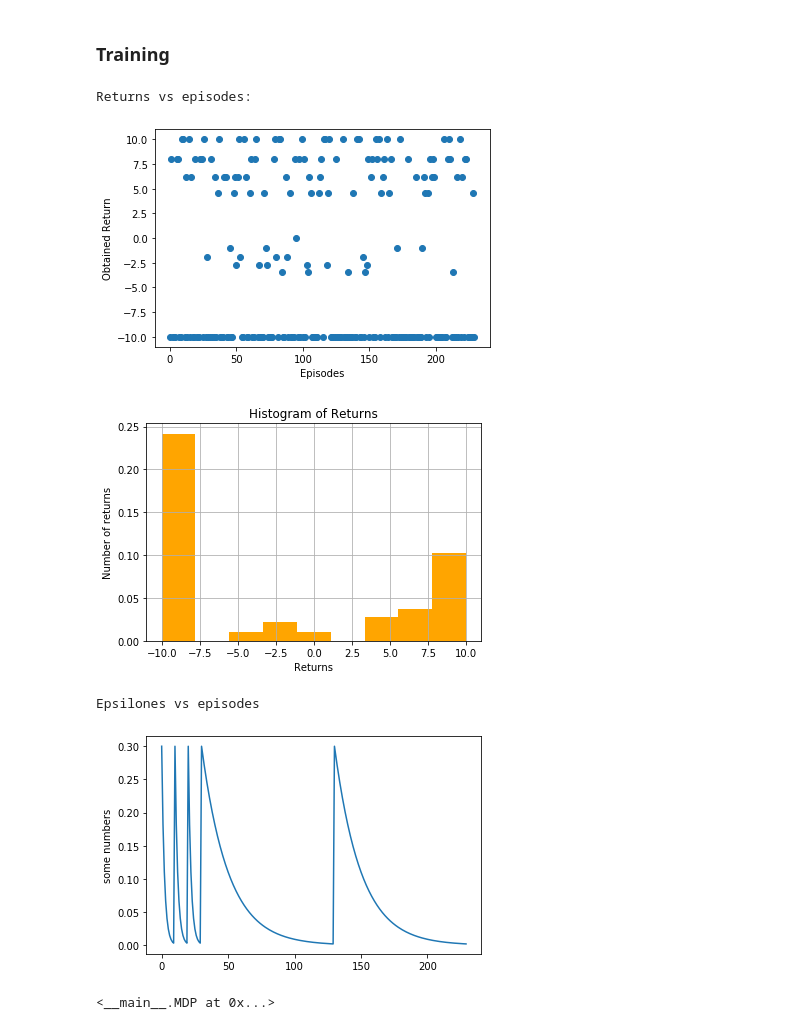
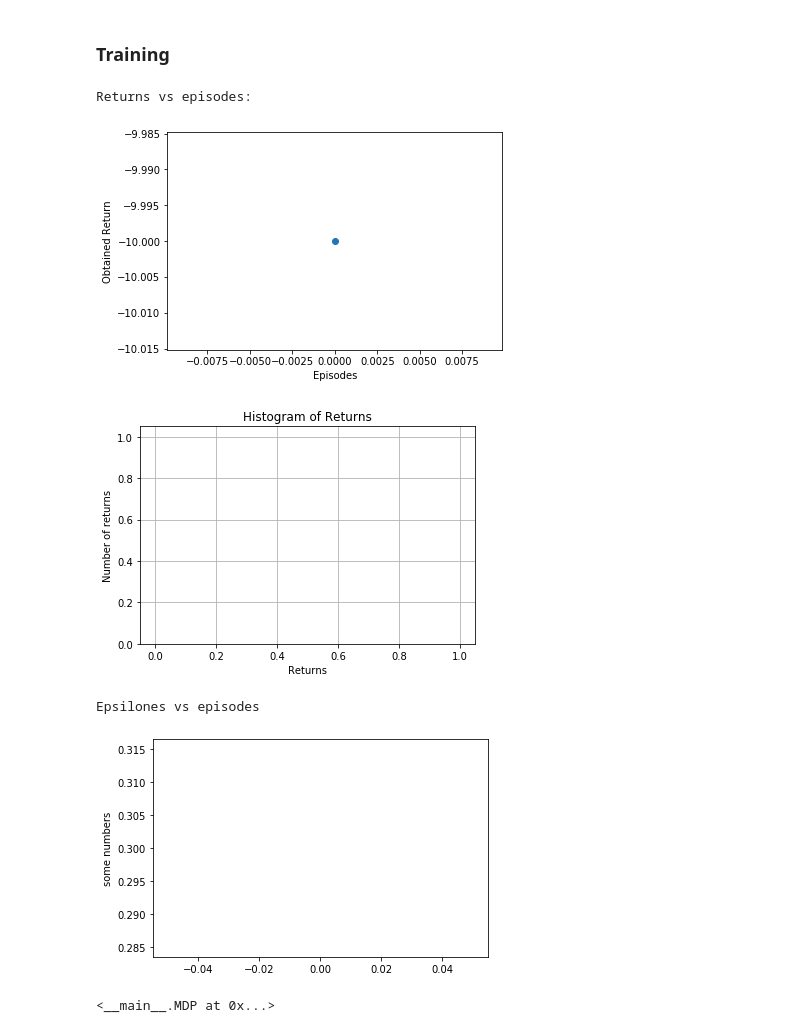
Before and after one commit to engineerskkw/WinTacToe, a Jupyter notebook: src/agents/Monte_Carlo_agent_alpha_draft.ipynb, the cells around one changed output. Cells and saved outputs as stored; diff of their text form; code cells hidden in the pictures.

```diff
--- a/src/agents/Monte_Carlo_agent_alpha_draft.ipynb
+++ b/src/agents/Monte_Carlo_agent_alpha_draft.ipynb
@@ -642,34 +642,34 @@ agent2 = Agent(env, players[1])
 mces = MonteCarloES(agent1, agent2)
 # %%
 # Train
-mces.train(100, initial_epsilon=0.3)
+mces.train(1, initial_epsilon=0.3)
 
 x = list(range(len(mces.agent2_G)))
 y = mces.agent2_G
 plt.scatter(x, y)
 plt.ylabel('Obtained Return')
 plt.xlabel('Episodes')
 print("Returns vs episodes:")
 plt.show()
 
 x = np.array(mces.agent2_G)[-1000:-1]
 n, bins, patches = plt.hist(x, bins='auto', density=True, facecolor='orange', alpha=1)
 plt.xlabel('Returns')
 plt.ylabel('Number of returns')
 plt.title('Histogram of Returns')
 plt.grid(True)
 plt.show()
 
 plt.plot(mces.epsilons)
 plt.ylabel('some numbers')
 print("Epsilones vs episodes")
 plt.show()
 # %% [output]
 Returns vs episodes:
-[figure, old version]
+[figure, new version]
-[figure, old version]
+[figure, new version]
 Epsilones vs episodes
-[figure, old version]
+[figure, new version]
 # %%
 agent1.get_MDP()
 # %% [output]
```
Also changed, not shown: parts of 4 cells of this notebook, 1 other file.
